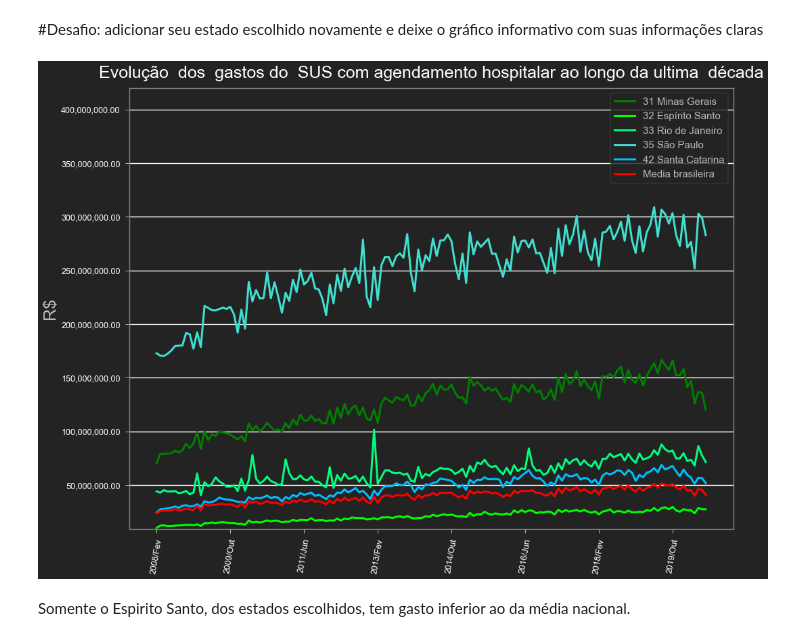
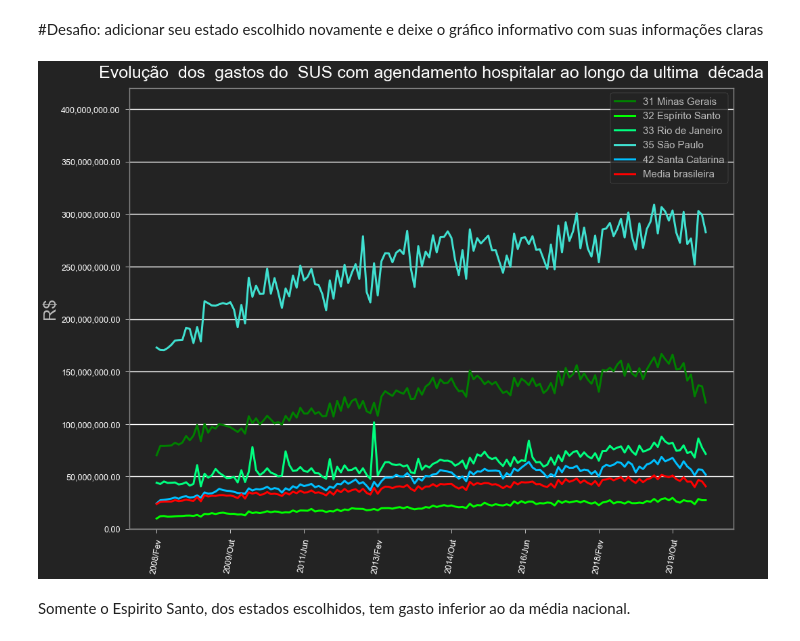
Before and after one commit to Igor-Arantes/Bootcamp-Data-Science-Aplicada, a Jupyter notebook: Modulo 1 - Analisando dados da saúde com Python e Pandas/Agendamento Hospitalar.ipynb, the cells around one changed output. Drawn from its saved outputs; the diff is of its cells as text; code cells hidden in the pictures.

```diff
--- a/Modulo 1 - Analisando dados da saúde com Python e Pandas/Agendamento Hospitalar.ipynb
+++ b/Modulo 1 - Analisando dados da saúde com Python e Pandas/Agendamento Hospitalar.ipynb
@@ -569,22 +569,22 @@ sudeste_mais_sc['Media brasileira']=usaveis.mean(axis=0)
 # %%
 ax = sudeste_mais_sc.iloc[6:].plot(figsize=(16,12),linewidth=3.0,
                                    color=['green','lime','springgreen','turquoise','deepskyblue','red',])
 ax.yaxis.set_major_formatter(ticker.StrMethodFormatter("{x:,.2f}"))
 
 
 plt.title("Evolução  dos  gastos do  SUS com agendamento hospitalar ao longo da ultima  década", color='w',fontsize=25,pad=15)
 plt.legend(fancybox=True,fontsize=15)
 
 plt.xticks(color='w',rotation=80)
 plt.yticks(color='w')
 plt.grid(axis='y',color='w')
-plt.ylim(9000000,420000000)
+plt.ylim(0,420000000)
 plt.ylabel('R$',fontsize=25)
 
 
 plt.show()
 # %% [output]
-[figure, old version]
+[figure, new version]
 # %% [markdown]
 Somente o Espirito Santo, dos estados escolhidos, tem gasto inferior ao da média nacional.
 # %% [markdown]
```
Also changed, not shown: parts of 28 cells of this notebook.
